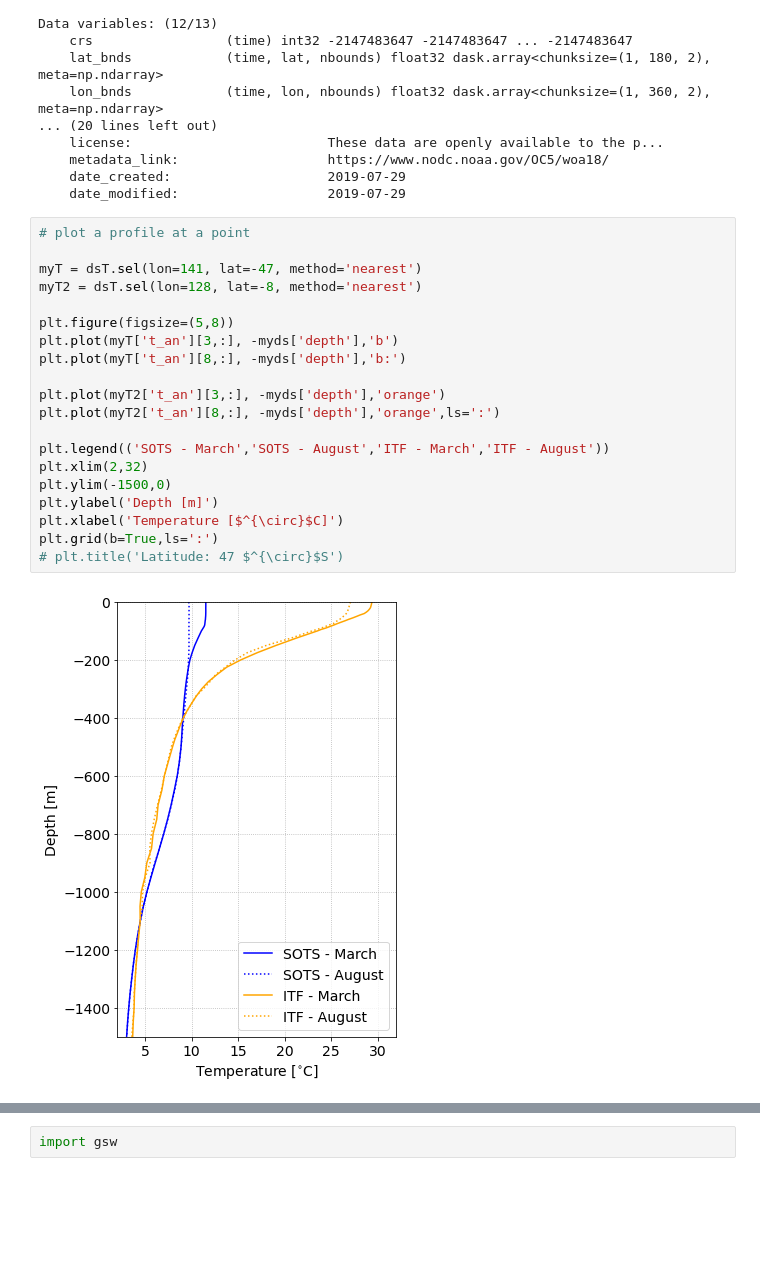
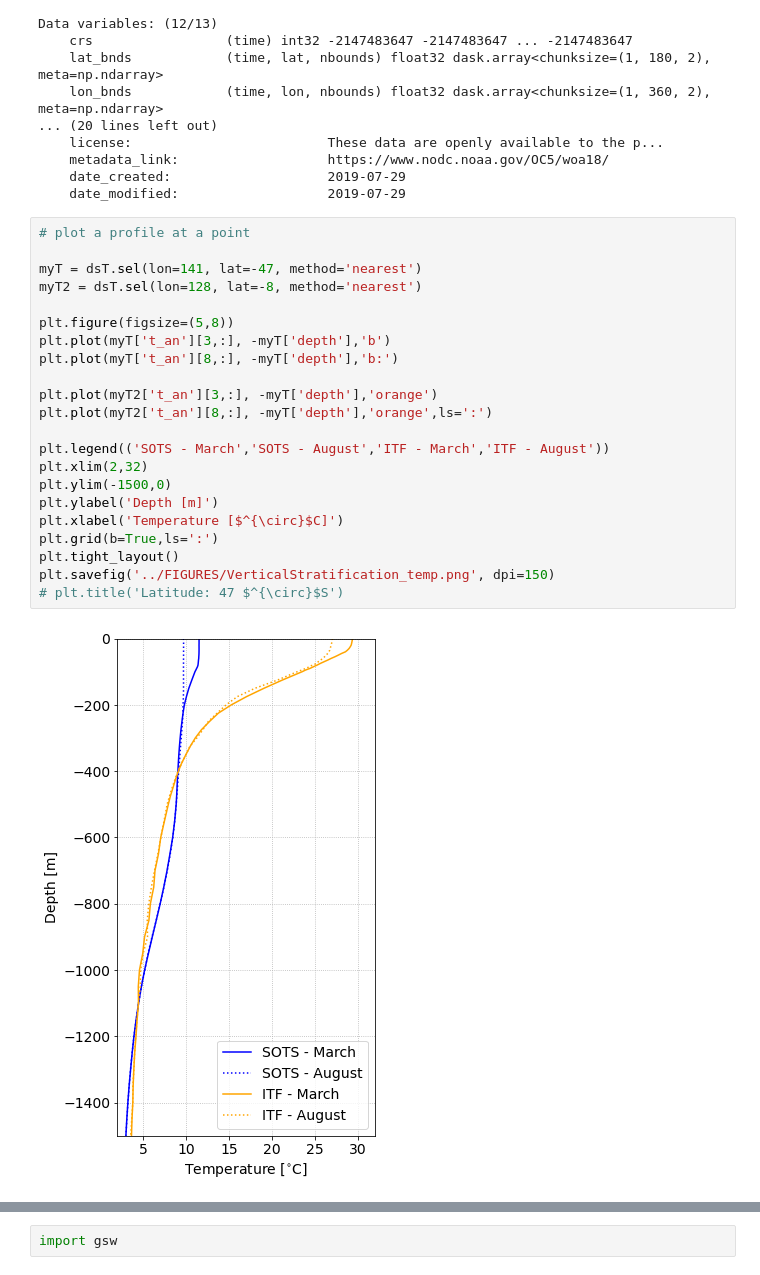
Before and after one commit to mrayson/so_iwaves, a Jupyter notebook: NOTEBOOKS/plot_woa_stratification.ipynb, the cells around one changed output, grey strips where cells are left out. Cells and saved outputs as stored; diff of their text form; blank space fills up the shorter version.

```diff
--- a/NOTEBOOKS/plot_woa_stratification.ipynb
+++ b/NOTEBOOKS/plot_woa_stratification.ipynb
@@ -83,25 +83,27 @@ Data variables: (12/13)
 # %%
 # plot a profile at a point
 
 myT = dsT.sel(lon=141, lat=-47, method='nearest')
 myT2 = dsT.sel(lon=128, lat=-8, method='nearest')
 
 plt.figure(figsize=(5,8))
-plt.plot(myT['t_an'][3,:], -myds['depth'],'b')
-plt.plot(myT['t_an'][8,:], -myds['depth'],'b:')
+plt.plot(myT['t_an'][3,:], -myT['depth'],'b')
+plt.plot(myT['t_an'][8,:], -myT['depth'],'b:')
 
-plt.plot(myT2['t_an'][3,:], -myds['depth'],'orange')
-plt.plot(myT2['t_an'][8,:], -myds['depth'],'orange',ls=':')
+plt.plot(myT2['t_an'][3,:], -myT['depth'],'orange')
+plt.plot(myT2['t_an'][8,:], -myT['depth'],'orange',ls=':')
 
 plt.legend(('SOTS - March','SOTS - August','ITF - March','ITF - August'))
 plt.xlim(2,32)
 plt.ylim(-1500,0)
 plt.ylabel('Depth [m]')
 plt.xlabel('Temperature [$^{\circ}$C]')
 plt.grid(b=True,ls=':')
+plt.tight_layout()
+plt.savefig('../FIGURES/VerticalStratification_temp.png', dpi=150)
 # plt.title('Latitude: 47 $^{\circ}$S')
 # %% [output]
-[figure, old version]
+[figure, new version]
 # %%
 myS = dsS.sel(lon=141, lat=-47, method='nearest')
 myS2 = dsS.sel(lon=128, lat=-8, method='nearest')
```
Also changed, not shown: parts of 6 cells of this notebook, 5 other files.
